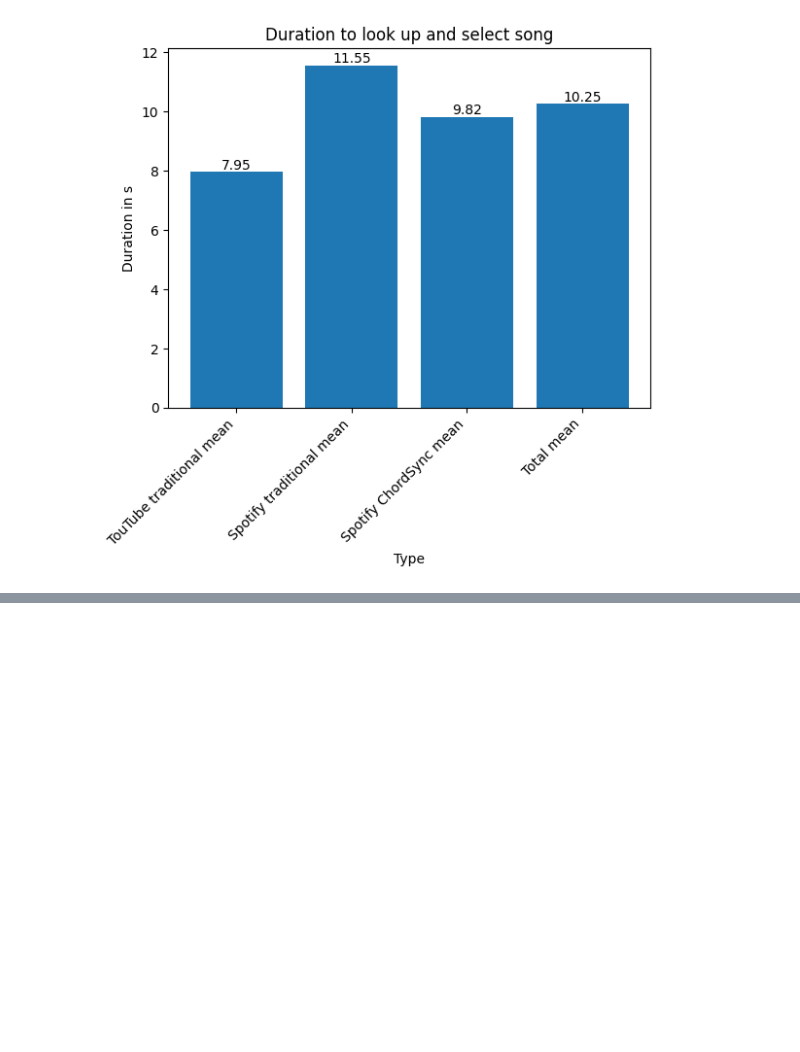
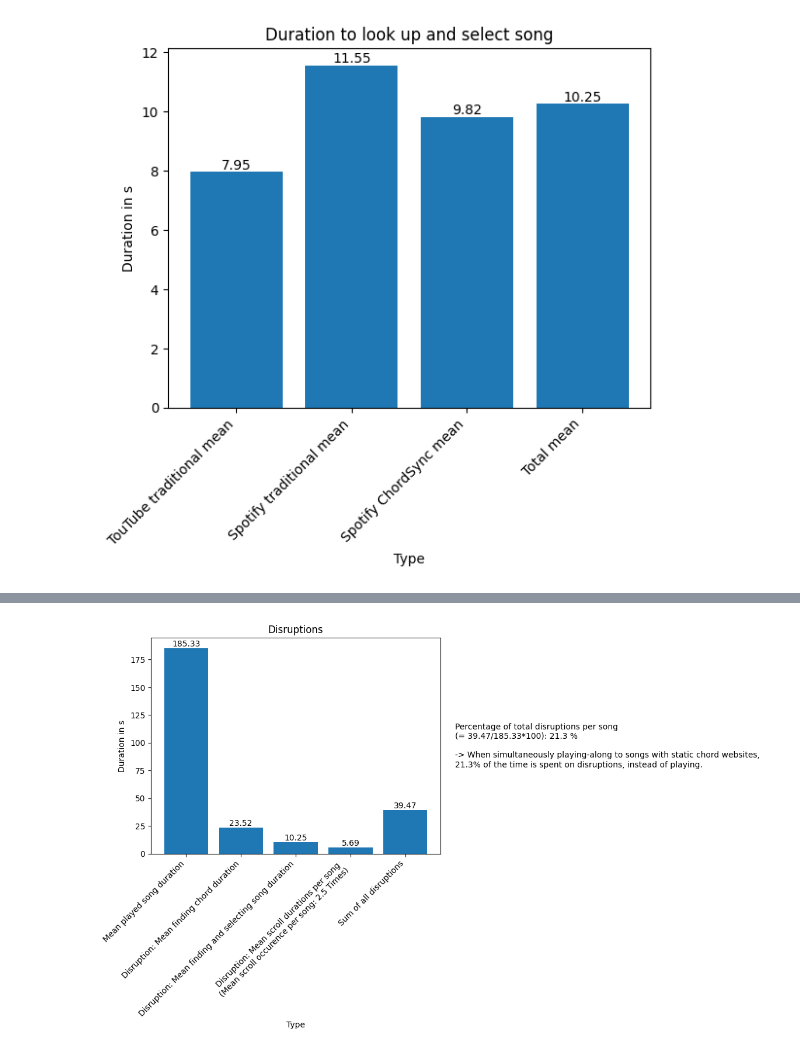
Before and after one commit to simonroedig/ChordSync_Study, a Jupyter notebook: study_analysis.ipynb, the cells around one changed output, grey strips where cells are left out. Saved outputs shown, nothing was run; the diff lists cells and outputs as text; code cells hidden in the pictures; blank space fills up the shorter version.

```diff
--- a/study_analysis.ipynb
+++ b/study_analysis.ipynb
@@ -144,10 +147,10 @@ duration_to_look_up_and_select_song_spotify_traditional_mean = statistics.mean(d
 duration_to_look_up_and_select_song_spotify_chordsync = [6.36, 7.25, 7.91, 9.42, 3.77, 5.85, 7.57, 7.60, 12.29, 14.88, 11.50, 18.98, 8.90, 15.13]
 duration_to_look_up_and_select_song_spotify_chordsync_mean = statistics.mean(duration_to_look_up_and_select_song_spotify_chordsync)
 
-all_durations_mean = statistics.mean(duration_to_look_up_and_select_song_yt_traditional + duration_to_look_up_and_select_song_spotify_traditional + duration_to_look_up_and_select_song_spotify_chordsync)
+all_durations_finding_song_mean = statistics.mean(duration_to_look_up_and_select_song_yt_traditional + duration_to_look_up_and_select_song_spotify_traditional + duration_to_look_up_and_select_song_spotify_chordsync)
 
 x_axis = ["TouTube traditional mean", "Spotify traditional mean", "Spotify ChordSync mean", "Total mean"]
-y_axis = [duration_to_look_up_and_select_song_yt_traditional_mean, duration_to_look_up_and_select_song_spotify_traditional_mean, duration_to_look_up_and_select_song_spotify_chordsync_mean, all_durations_mean]
+y_axis = [duration_to_look_up_and_select_song_yt_traditional_mean, duration_to_look_up_and_select_song_spotify_traditional_mean, duration_to_look_up_and_select_song_spotify_chordsync_mean, all_durations_finding_song_mean]
 
 plot_bar_graph_2(x_axis, y_axis, "Type", "Duration in s", "Duration to look up and select song")
 # %% [output]
@@ -175,0 +238,8 @@ plot_bar_graph_2(x_axis, y_axis, "Tool", "Duration in s", "Duration to find chor
+# %%
+all_occuring_disruptions = all_chord_finding_durations_mean + all_durations_finding_song_mean + time_spent_scrolling_per_song_mean
+percentage = str(round(all_occuring_disruptions / played_song_duration_mean * 100, 2))
+plot_bar_graph_2(["Mean played song duration", "Disruption: Mean finding chord duration", "Disruption: Mean finding and selecting song duration", f"Disruption: Mean scroll durations per song \n (Mean scroll occurence per song: {scroll_disruptions_ammount_per_song} Times)", "Sum of all disruptions"],
+                 [played_song_duration_mean, all_chord_finding_durations_mean, all_durations_finding_song_mean, time_spent_scrolling_per_song_mean, all_occuring_disruptions], "Type", "Duration in s", "Disruptions",
+                 f"Percentage of total disruptions per song \n(= {round(all_occuring_disruptions,2)}/{round(played_song_duration_mean,2)}*100): {percentage} % \n\n-> When simultaneously playing-along to songs with static chord websites, \n{percentage}% of the time is spent on disruptions, instead of playing.")
+# %% [output]
+[figure, added]
```
Also changed, not shown: parts of 4 cells of this notebook, 1 other file.
